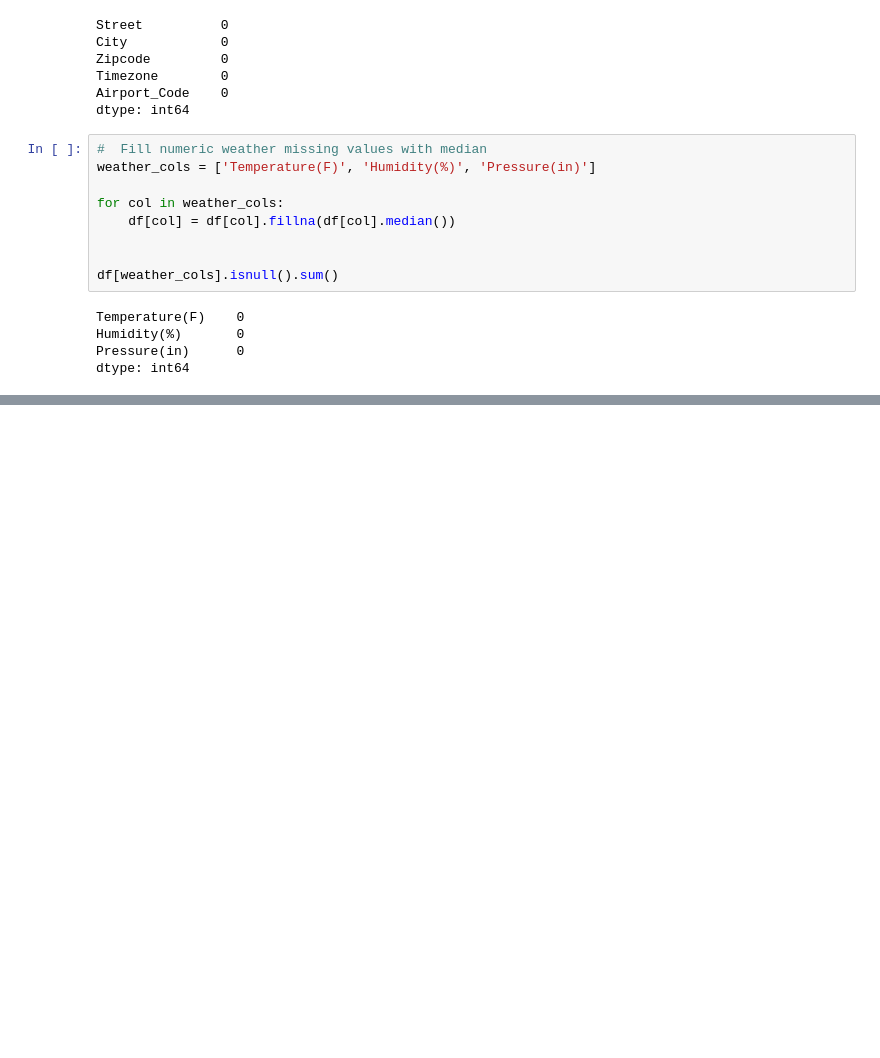
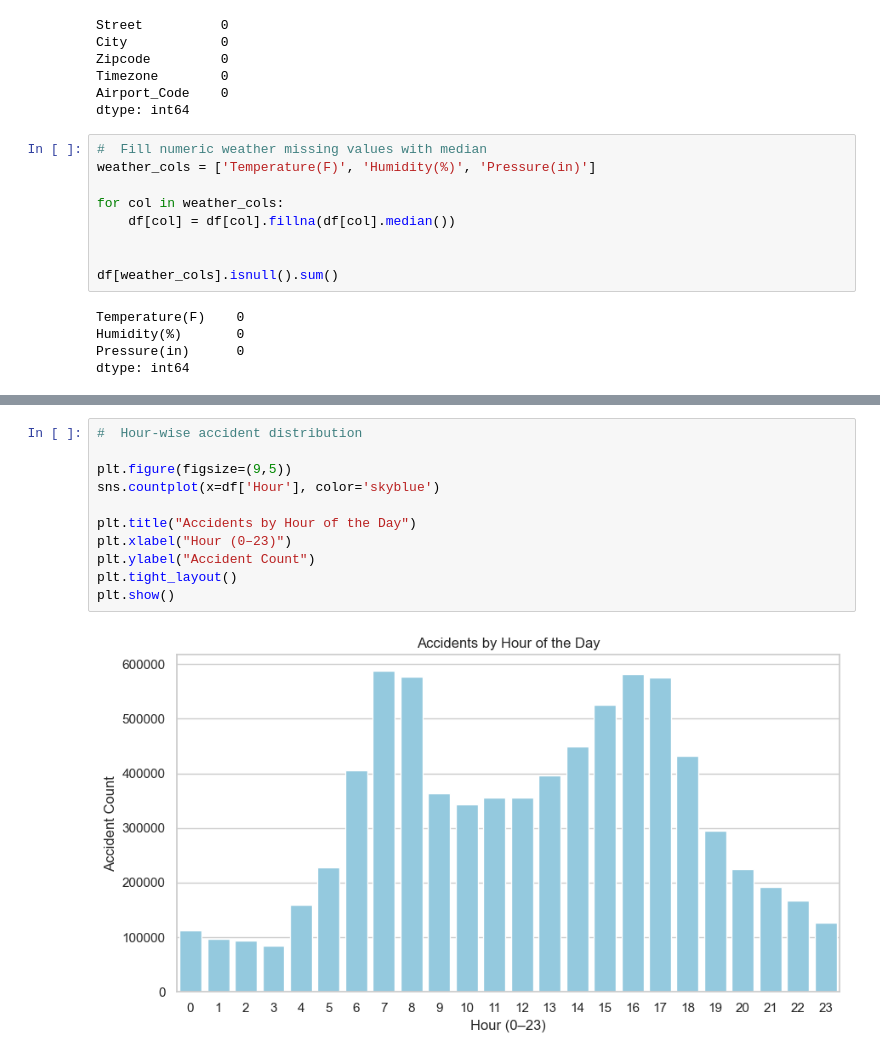
Before and after one commit to Bhoomika26M/RoadSafeAnalytics_Infosys, a Jupyter notebook: analysis.ipynb, the cells around one changed output, grey strips where cells are left out. Cells and saved outputs as stored; diff of their text form; blank space fills up the shorter version.

```diff
--- a/analysis.ipynb
+++ b/analysis.ipynb
@@ -153,0 +169,13 @@ dtype: int64
+# %%
+#  Hour-wise accident distribution
+
+plt.figure(figsize=(9,5))
+sns.countplot(x=df['Hour'], color='skyblue')
+
+plt.title("Accidents by Hour of the Day")
+plt.xlabel("Hour (0–23)")
+plt.ylabel("Accident Count")
+plt.tight_layout()
+plt.show()
+# %% [output]
+[figure, added]
```
Also changed, not shown: parts of 18 cells of this notebook.
